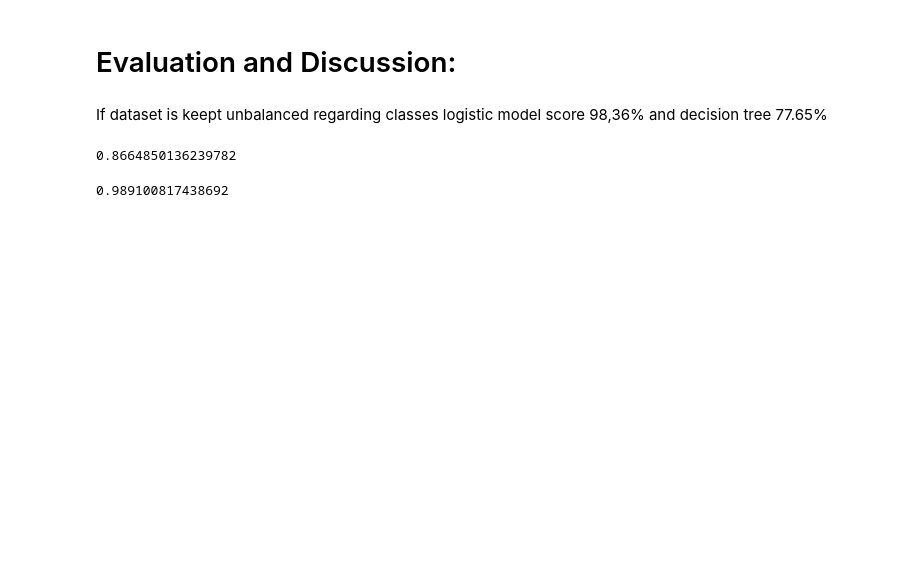
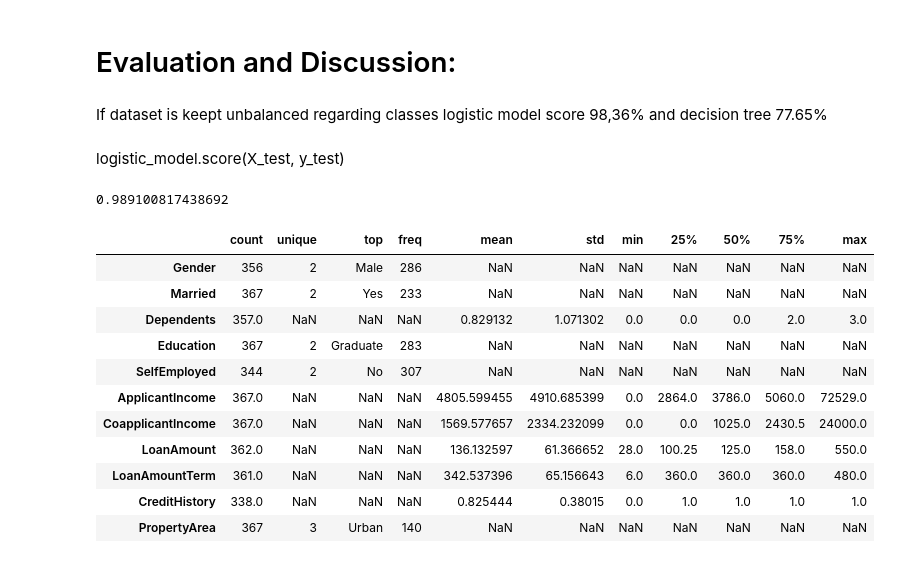
Before and after one commit to FarsanBaloo/Ensemble-Finance-Loan-Classification, a Jupyter notebook: main.ipynb, the cells around one changed output. Cells and saved outputs as stored; diff of their text form; code cells hidden in the pictures; blank space fills up the shorter version.

```diff
--- a/main.ipynb
+++ b/main.ipynb
@@ -392,14 +417,27 @@ Pipeline(steps=[('impute',
 # %% [markdown]
 If dataset is keept unbalanced regarding classes logistic model score 98,36%
 and decision tree 77.65%
-# %%
-logistic_model.score(X_test, y_test)
-# %% [output]
-0.8664850136239782
+# %% [markdown]
+logistic_model.score(X_test, y_test)
 # %%
 decisiontree_model.score(X_test, y_test)
 # %% [output]
 0.989100817438692
+# %%
+X_test.describe(include='all').T
+# %% [output]
+|  | count | unique | top | freq | mean | std | min | 25% | 50% | 75% | max |
+| Gender | 356 | 2 | Male | 286 | NaN | NaN | NaN | NaN | NaN | NaN | NaN |
+| Married | 367 | 2 | Yes | 233 | NaN | NaN | NaN | NaN | NaN | NaN | NaN |
+| Dependents | 357.0 | NaN | NaN | NaN | 0.829132 | 1.071302 | 0.0 | 0.0 | 0.0 | 2.0 | 3.0 |
+| Education | 367 | 2 | Graduate | 283 | NaN | NaN | NaN | NaN | NaN | NaN | NaN |
+| SelfEmployed | 344 | 2 | No | 307 | NaN | NaN | NaN | NaN | NaN | NaN | NaN |
+| ApplicantIncome | 367.0 | NaN | NaN | NaN | 4805.599455 | 4910.685399 | 0.0 | 2864.0 | 3786.0 | 5060.0 | 72529.0 |
+| CoapplicantIncome | 367.0 | NaN | NaN | NaN | 1569.577657 | 2334.232099 | 0.0 | 0.0 | 1025.0 | 2430.5 | 24000.0 |
+| LoanAmount | 362.0 | NaN | NaN | NaN | 136.132597 | 61.366652 | 28.0 | 100.25 | 125.0 | 158.0 | 550.0 |
+| LoanAmountTerm | 361.0 | NaN | NaN | NaN | 342.537396 | 65.156643 | 6.0 | 360.0 | 360.0 | 360.0 | 480.0 |
+| CreditHistory | 338.0 | NaN | NaN | NaN | 0.825444 | 0.38015 | 0.0 | 1.0 | 1.0 | 1.0 | 1.0 |
+| PropertyArea | 367 | 3 | Urban | 140 | NaN | NaN | NaN | NaN | NaN | NaN | NaN |
 # %%
 # precision recall f1-score
 from sklearn.metrics import classification_report
```
Also changed, not shown: parts of 24 cells of this notebook, 3 other files.
